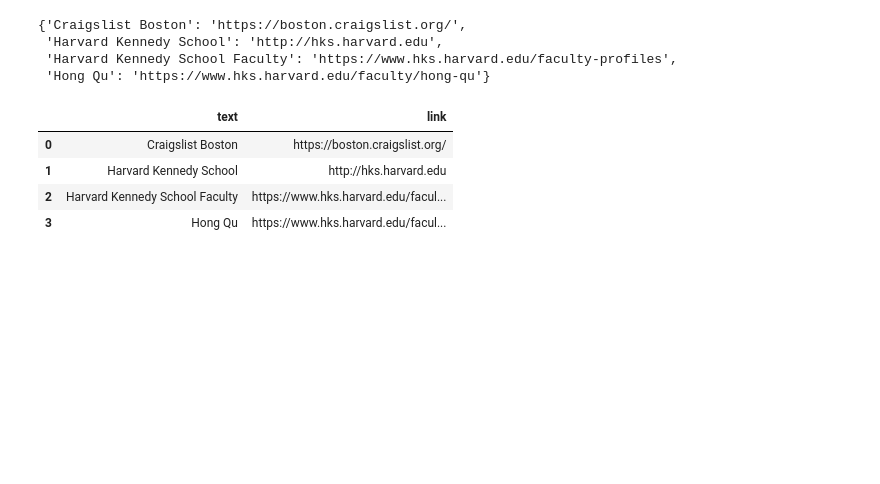
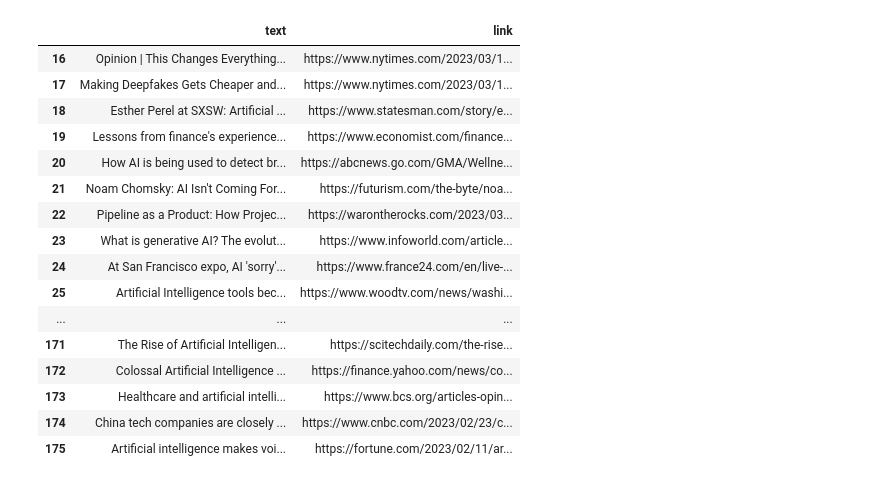
Before and after one commit to wacfberx/practice_webscraping, a Jupyter notebook: practice_webscraping.ipynb, the cells around one changed output. Cells and saved outputs as stored; diff of their text form; code cells hidden in the pictures; blank space fills up the shorter version.

```diff
--- a/practice_webscraping.ipynb
+++ b/practice_webscraping.ipynb
@@ -6,25 +6 @@ from bs4 import BeautifulSoup
 import pandas as pd
-# %%
-result = requests.get("http://mulberrydigital.com/simple_webpage.html")
-c = result.content
-soup = BeautifulSoup(result.content)
-links = soup.find_all("a")
-data = {}
-for link in links:
-    title = link.text.strip()
-    data[title] = link.attrs['href']
-data
-# %% [output]
-{'Craigslist Boston': 'https://boston.craigslist.org/',
- 'Harvard Kennedy School': 'http://hks.harvard.edu',
- 'Harvard Kennedy School Faculty': 'https://www.hks.harvard.edu/faculty-profiles',
- 'Hong Qu': 'https://www.hks.harvard.edu/faculty/hong-qu'}
-# %%
-df = pd.DataFrame(data.items(), columns=['text', 'link'])
-df
-# %% [output]
-|  | text | link |
-| 0 | Craigslist Boston | https://boston.craigslist.org/ |
-| 1 | Harvard Kennedy School | http://hks.harvard.edu |
-| 2 | Harvard Kennedy School Faculty | https://www.hks.harvard.edu/facul... |
-| 3 | Hong Qu | https://www.hks.harvard.edu/facul... |
@@ -33,3 +7,56 @@ df.to_csv('webpage_links_spreadsheet.csv', index=False)
+# %%
+# set parameters
+term="artificial+intelligence"
+page_max = 15 # number of pages to scrape
+
+data = {}
+
+# loop over pages
+for page in range(0, page_max):
+    url = "https://www.google.com/search?q={}&tbm=nws&sxsrf=AJOqlzVwy3gUDVWxRUYbuqN9NFoSZKjmPA:1678632453172&ei=BeYNZMKPCq25qtsPpuOmsAI&start={}".format(term, 10*page)
+    r = get(url) # you can also add headers here
+    soup = BeautifulSoup(r.text, 'html.parser')
+    links = soup.find_all('a')
+    for link in links:
+        title = link.text.strip()
+        data[title] = link.attrs['href']
+# %%
+# make data frame
+df = pd.DataFrame(data.items(), columns=['text', 'link'])
+remove_list = ["Google", "here", "All", "Images", "Books", "Maps", "Videos", "Shopping", "Search tools", "Past hour",
+               "Past 24 hours", "Past week", "Past month", "Past year", "Archives", "Sorted by date", "Next >",
+               "Learn more", "Sign in", "Settings", "Privacy", "Terms", "Dark theme: Off", "<", ">", "< <"]
+
+# remove the rows where the 'Name' column is in the remove_list
+df = df[~df['text'].isin(remove_list)]
+
+# remove "/url?q=" from the 'url' column using str.replace()
+df['link'] = df['link'].str.replace(r'^/url\?q=', '', regex=True)
+
+# remove the part of the string following "&usg=" using str.split()
+df['link'] = df['link'].str.split('&sa=').str[0]
+
+# view all rows
+pd.set_option('display.max_rows', None)
+df
+# %% [output]
+|  | text | link |
+| 16 | Opinion | This Changes Everything... | https://www.nytimes.com/2023/03/1... |
+| 17 | Making Deepfakes Gets Cheaper and... | https://www.nytimes.com/2023/03/1... |
+| 18 | Esther Perel at SXSW: Artificial ... | https://www.statesman.com/story/e... |
+| 19 | Lessons from finance's experience... | https://www.economist.com/finance... |
+| 20 | How AI is being used to detect br... | https://abcnews.go.com/GMA/Wellne... |
+| 21 | Noam Chomsky: AI Isn't Coming For... | https://futurism.com/the-byte/noa... |
+| 22 | Pipeline as a Product: How Projec... | https://warontherocks.com/2023/03... |
+| 23 | What is generative AI? The evolut... | https://www.infoworld.com/article... |
+| 24 | At San Francisco expo, AI 'sorry'... | https://www.france24.com/en/live-... |
+| 25 | Artificial Intelligence tools bec... | https://www.woodtv.com/news/washi... |
+| ... | ... | ... |
+| 171 | The Rise of Artificial Intelligen... | https://scitechdaily.com/the-rise... |
+| 172 | Colossal Artificial Intelligence ... | https://finance.yahoo.com/news/co... |
+| 173 | Healthcare and artificial intelli... | https://www.bcs.org/articles-opin... |
+| 174 | China tech companies are closely ... | https://www.cnbc.com/2023/02/23/c... |
+| 175 | Artificial intelligence makes voi... | https://fortune.com/2023/02/11/ar... |
 # %%
 # authenticate
 from google.colab import auth
```
Also changed, not shown: parts of 6 cells of this notebook.
